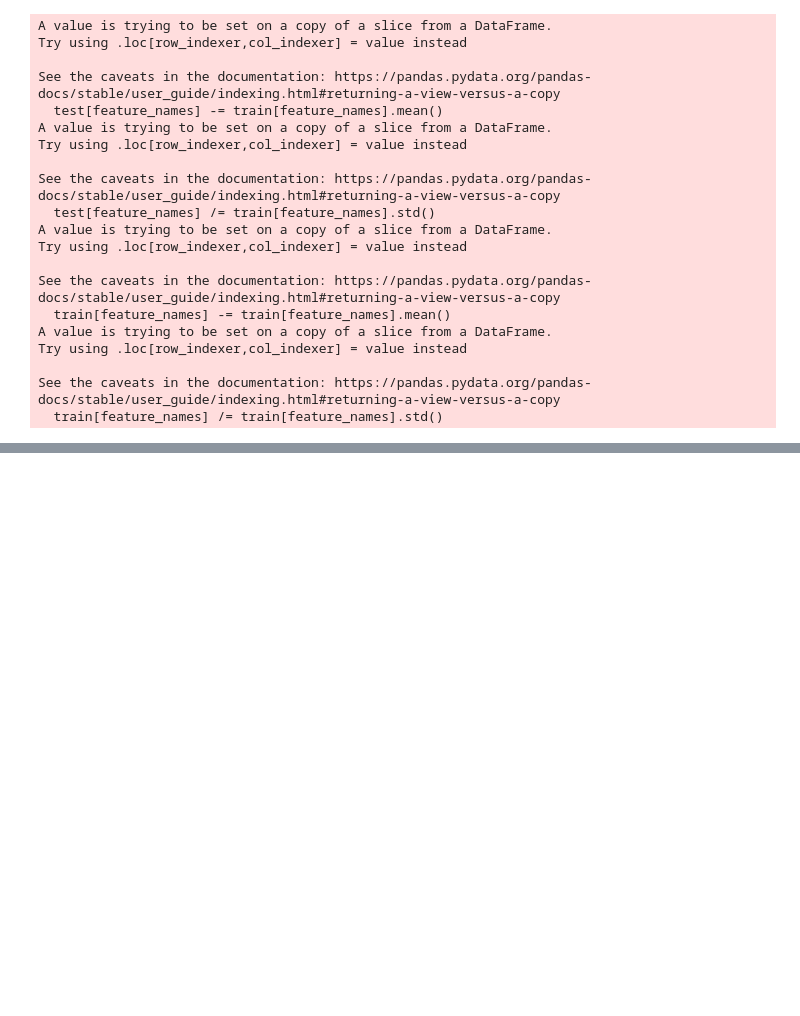
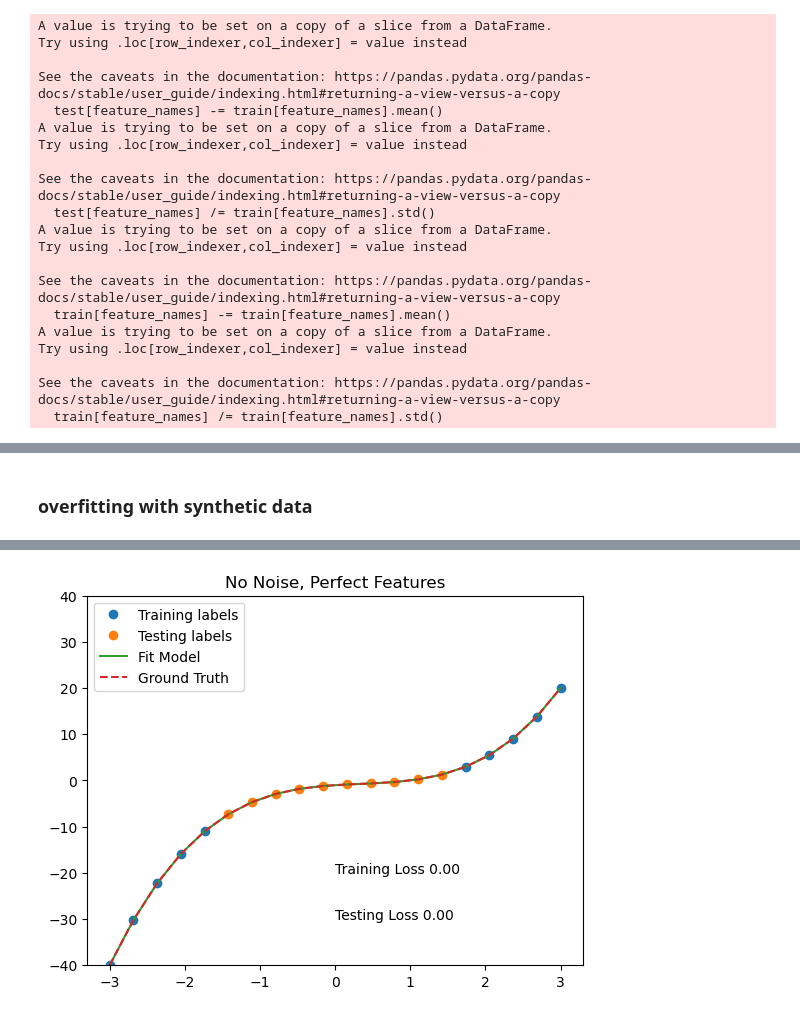
Before and after one commit to Yliu566/playground_ml, a Jupyter notebook: dmol/nb03.ipynb, the cells around one changed output, grey strips where cells are left out. Saved outputs shown, nothing was run; the diff lists cells and outputs as text; code cells hidden in the pictures; blank space fills up the shorter version.

```diff
--- a/dmol/nb03.ipynb
+++ b/dmol/nb03.ipynb
@@ -125,0 +125,33 @@ plt.show()
+# %% [markdown]
+### overfitting with synthetic data
+# %%
+# generate data from polynomial
+N = 20
+syn_x = np.linspace(-3, 3, N)
+# create feature matrix
+syn_features = np.vstack([syn_x**3, syn_x**2, syn_x, np.ones_like(syn_x)]).T
+syn_labels = syn_x**3 - syn_x**2 + syn_x - 1
+# %%
+# split data into train/test
+indices = list(range(0, N // 4)) + list(range(3 * N // 4, N))
+test_indices = list(range(N // 4, 3 * N // 4))
+train_x = syn_features[indices]
+train_y = syn_labels[indices]
+test_x = syn_features[test_indices]
+test_y = syn_labels[test_indices]
+
+# fit using numpy least squares method.
+w, *_ = np.linalg.lstsq(train_x, train_y)
+
+# plotting code
+plt.plot(syn_x[indices], train_y, "o", label="Training labels")
+plt.plot(syn_x[test_indices], test_y, "o", label="Testing labels")
+plt.ylim(-40, 40)
+plt.plot(syn_x, jnp.dot(syn_features, w), label="Fit Model")
+plt.plot(syn_x, syn_labels, "--", label="Ground Truth")
+plt.text(0, -20, f"Training Loss {loss(w,0,train_x, train_y):.2f}")
+plt.text(0, -30, f"Testing Loss {loss(w,0, test_x, test_y):.2f}")
+plt.legend()
+plt.title("No Noise, Perfect Features")
+plt.show()
+# %% [output]
@@ -125,0 +160 @@ plt.show()
+[figure, added]
```
Also changed, not shown: parts of 26 cells of this notebook, 3 other files.
